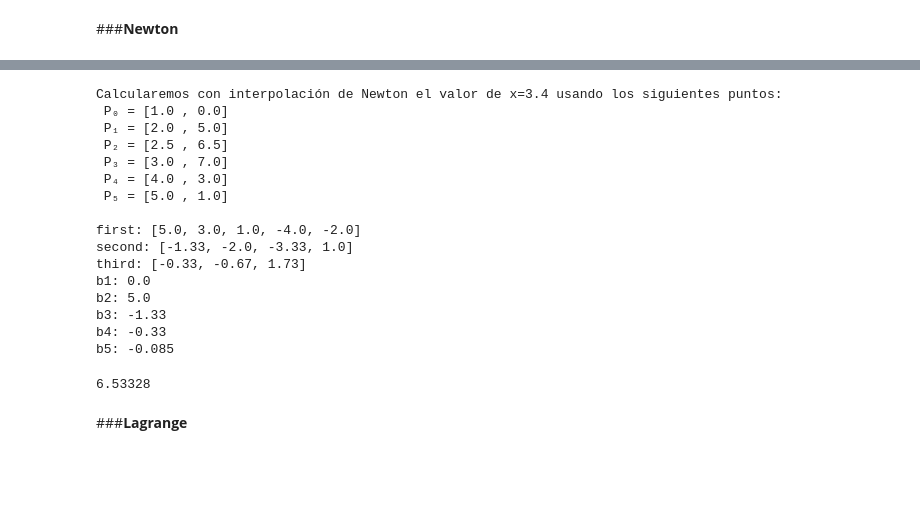
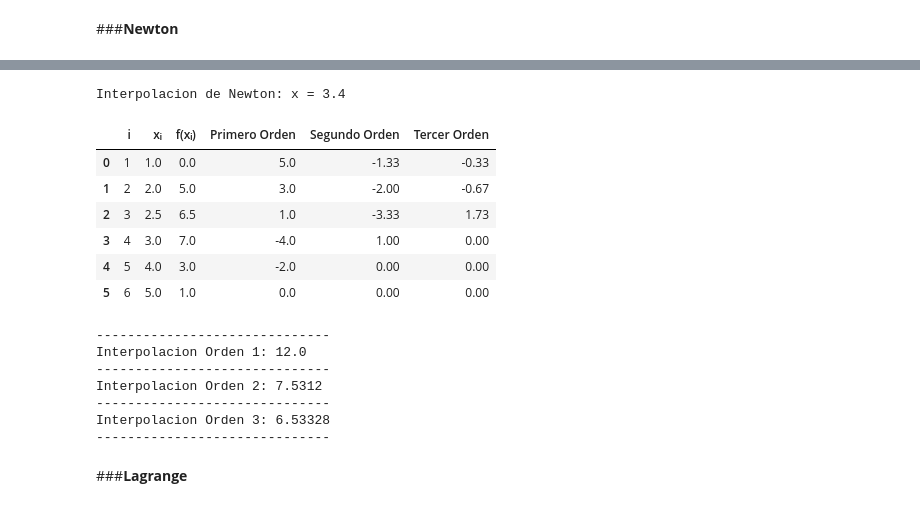
Before and after one commit to LucasRobles2323/Tarea1-MetodosNumericos, a Jupyter notebook: Tarea2.ipynb, the cells around one changed output, grey strips where cells are left out. Cells and saved outputs as stored; diff of their text form; code cells hidden in the pictures; blank space fills up the shorter version.

```diff
--- a/Tarea2.ipynb
+++ b/Tarea2.ipynb
@@ -417,28 +448,32 @@ def interpolacionNewton(x,valores_x, valores_y):
-# %%
-print(f"Calcularemos con interpolación de Newton el valor de x={x} usando los siguientes puntos: ")
-for i in range(len(valores_x)):
-    print(f" P{get_sub(str(i))} = [{valores_x[i]} , {valores_y[i]}]")
-
-
-interpolacionNewton(x,valores_x,valores_y)
-# %% [output]
-Calcularemos con interpolación de Newton el valor de x=3.4 usando los siguientes puntos:
- P₀ = [1.0 , 0.0]
- P₁ = [2.0 , 5.0]
- P₂ = [2.5 , 6.5]
- P₃ = [3.0 , 7.0]
- P₄ = [4.0 , 3.0]
- P₅ = [5.0 , 1.0]
-
-first: [5.0, 3.0, 1.0, -4.0, -2.0]
-second: [-1.33, -2.0, -3.33, 1.0]
-third: [-0.33, -0.67, 1.73]
-b1: 0.0
-b2: 5.0
-b3: -1.33
-b4: -0.33
-b5: -0.085
-6.53328
+# %%
+print("Interpolacion de Newton: x = 3.4")
+print()
+
+B = interpolacionNewtonGetBs(valores_x, valores_y)
+
+print("-"*30)
+print(f"Interpolacion Orden 1: {interpolacionNewton(3.4,1,valores_x,valores_y,B)}")
+print("-"*30)
+print(f"Interpolacion Orden 2: {interpolacionNewton(3.4,2,valores_x,valores_y,B)}")
+print("-"*30)
+print(f"Interpolacion Orden 3: {interpolacionNewton(3.4,3,valores_x,valores_y,B)}")
+print("-"*30)
+# %% [output]
+Interpolacion de Newton: x = 3.4
+|  | i | xᵢ | f(xᵢ) | Primero Orden | Segundo Orden | Tercer Orden |
+| 0 | 1 | 1.0 | 0.0 | 5.0 | -1.33 | -0.33 |
+| 1 | 2 | 2.0 | 5.0 | 3.0 | -2.00 | -0.67 |
+| 2 | 3 | 2.5 | 6.5 | 1.0 | -3.33 | 1.73 |
+| 3 | 4 | 3.0 | 7.0 | -4.0 | 1.00 | 0.00 |
+| 4 | 5 | 4.0 | 3.0 | -2.0 | 0.00 | 0.00 |
+| 5 | 6 | 5.0 | 1.0 | 0.0 | 0.00 | 0.00 |
+------------------------------
+Interpolacion Orden 1: 12.0
+------------------------------
+Interpolacion Orden 2: 7.5312
+------------------------------
+Interpolacion Orden 3: 6.53328
+------------------------------
 # %% [markdown]
 ###**Lagrange**
 # %%
```
Also changed, not shown: parts of 7 cells of this notebook.
